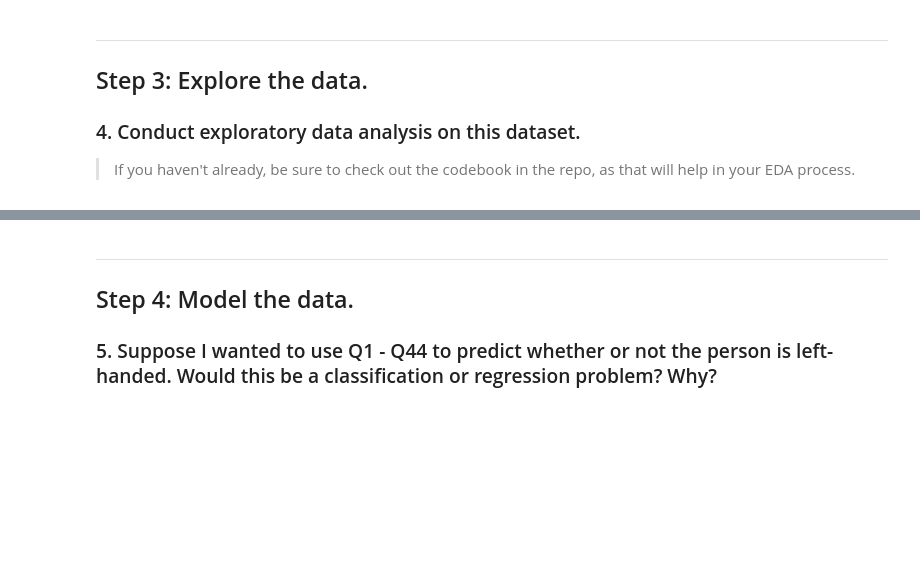
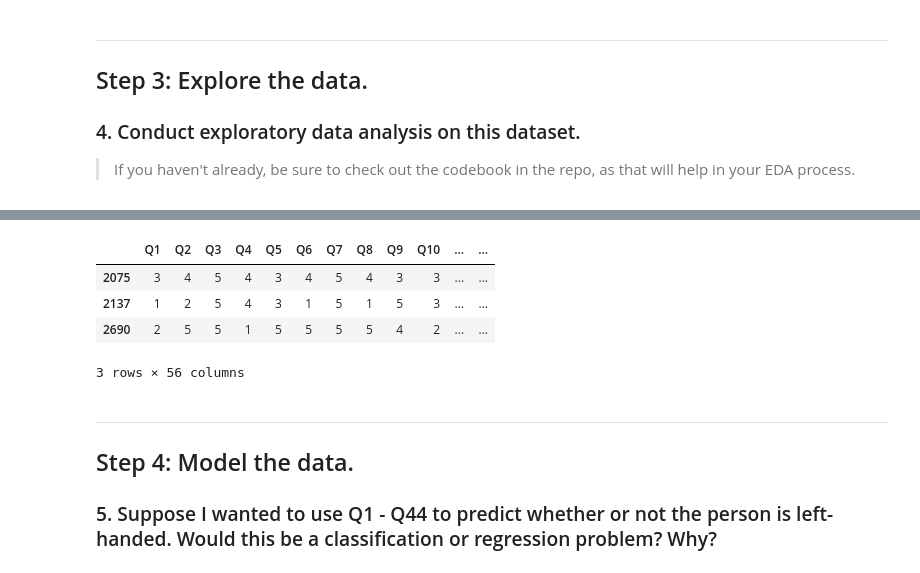
Before and after one commit to varunganti33/Classification-Model, a Jupyter notebook: starter-code.ipynb, the cells around one changed output, grey strips where cells are left out. Drawn from its saved outputs; the diff is of its cells as text; code cells hidden in the pictures; blank space fills up the shorter version.

```diff
--- a/starter-code.ipynb
+++ b/starter-code.ipynb
@@ -51,0 +162,8 @@ Answer:
+# %%
+df[df['age'] > 86]
+# %% [output]
+|  | Q1 | Q2 | Q3 | Q4 | Q5 | Q6 | Q7 | Q8 | Q9 | Q10 | ... | ... |
+| 2075 | 3 | 4 | 5 | 4 | 3 | 4 | 5 | 4 | 3 | 3 | ... | ... |
+| 2137 | 1 | 2 | 5 | 4 | 3 | 1 | 5 | 1 | 5 | 3 | ... | ... |
+| 2690 | 2 | 5 | 5 | 1 | 5 | 5 | 5 | 5 | 4 | 2 | ... | ... |
+3 rows × 56 columns
```
Also changed, not shown: parts of 170 cells of this notebook.
